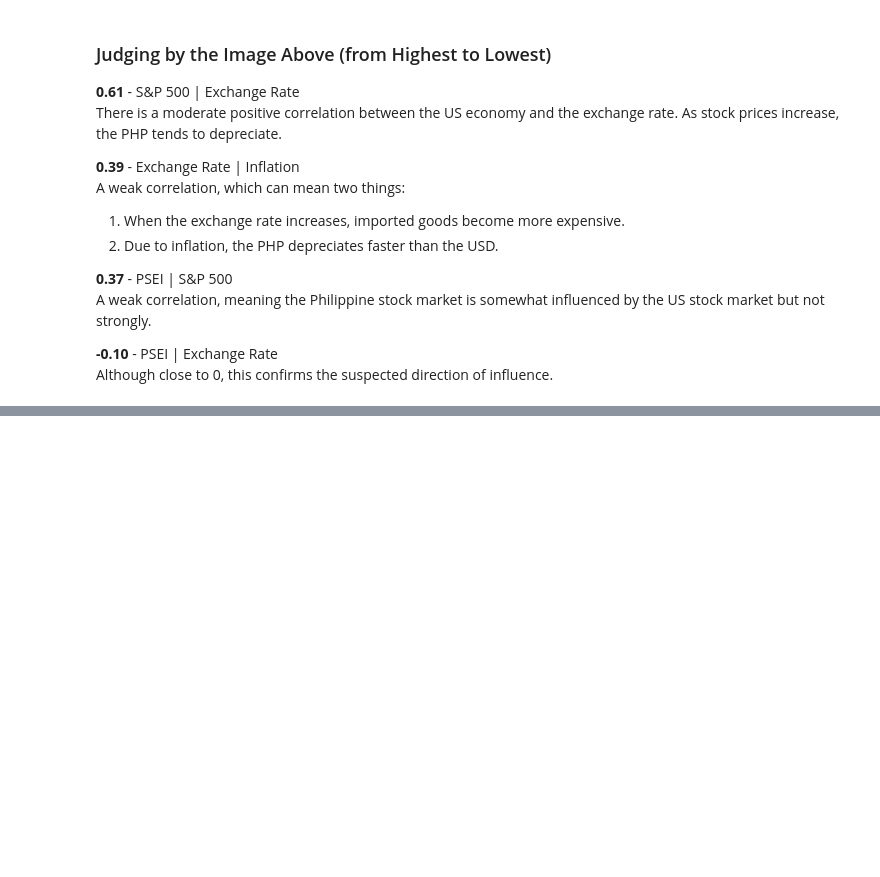
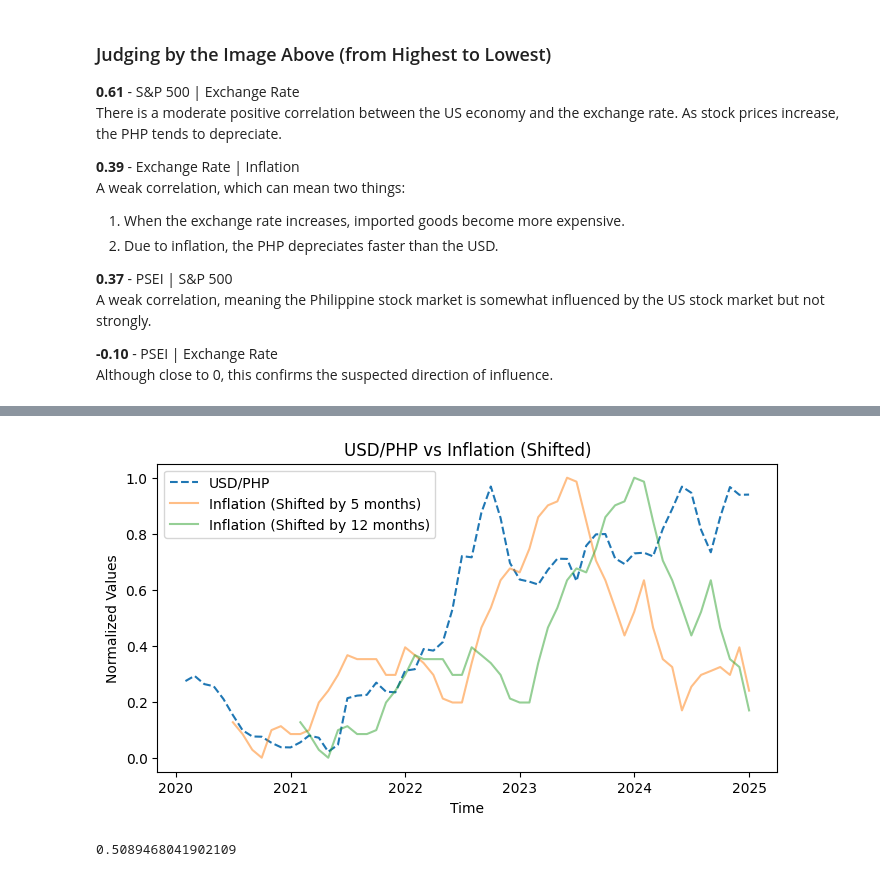
Before and after one commit to Waynes-Wu/market-analysis, a Jupyter notebook: analysis.ipynb, the cells around one changed output, grey strips where cells are left out. Cells and saved outputs as stored; diff of their text form; code cells hidden in the pictures; blank space fills up the shorter version.

```diff
--- a/analysis.ipynb
+++ b/analysis.ipynb
@@ -110,0 +164,16 @@ Although close to 0, this confirms the suspected direction of influence.
+# %%
+
+plt.figure(figsize=(8, 4))
+plt.plot(merged_df['Date'], merged_df['USD_PHP_Normalized'], label="USD/PHP", linestyle='dashed')
+
+plt.plot(merged_df['Date'], merged_df['normalized_inflation'].shift(5), label=f"Inflation (Shifted by {5} months)", alpha=0.5)
+plt.plot(merged_df['Date'], merged_df['normalized_inflation'].shift(12), label=f"Inflation (Shifted by {12} months)", alpha=0.5)
+plt.legend()
+plt.xlabel("Time")
+plt.ylabel("Normalized Values")
+plt.title("USD/PHP vs Inflation (Shifted)")
+plt.show()
+print(merged_df['USD_PHP_Normalized'].corr(merged_df['normalized_inflation'].shift(5)))
+# %% [output]
+[figure, added]
+0.5089468041902109
```
Also changed, not shown: parts of 43 cells of this notebook, 1 other file.
